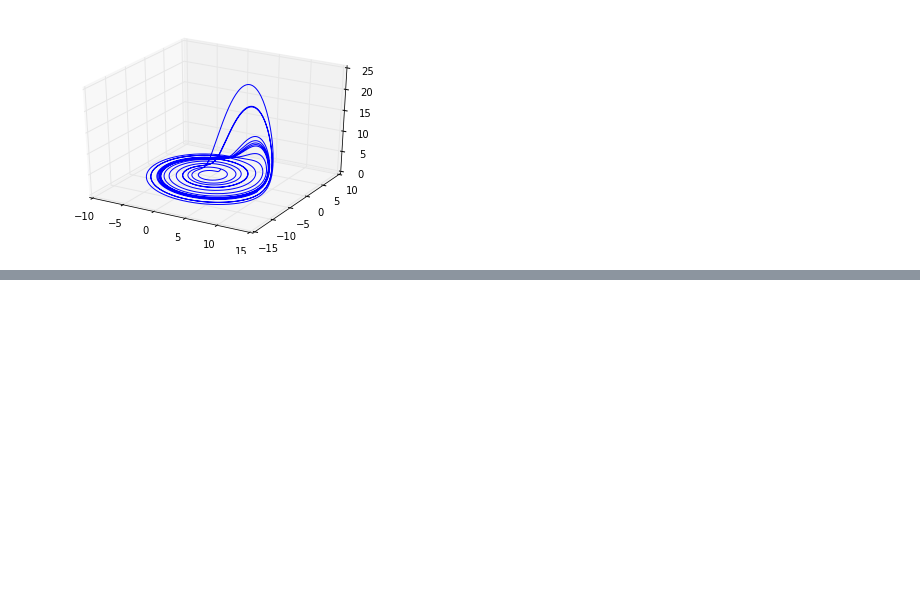
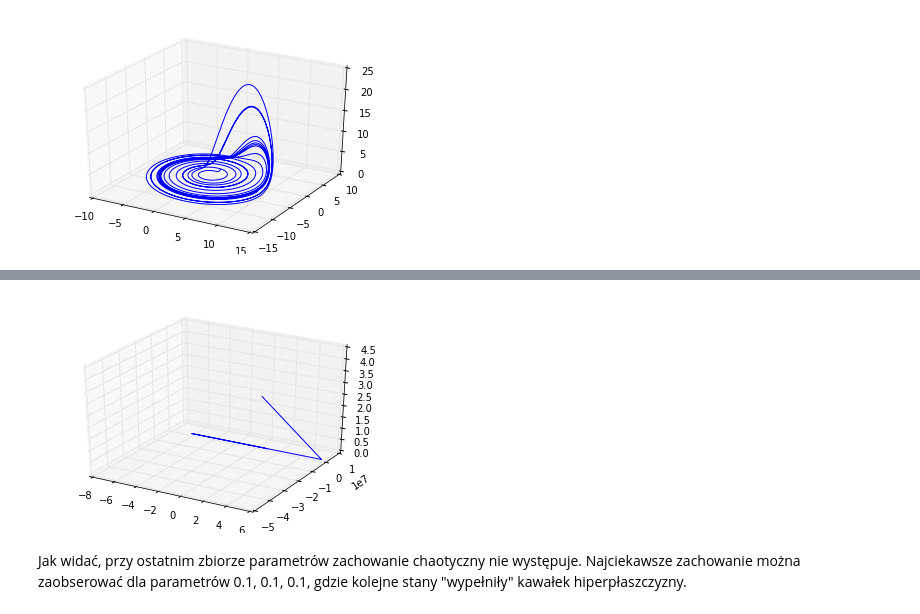
Before and after one commit to ajopek/agh-mownit, a Jupyter notebook: Lab11/Lab11.ipynb, the cells around one changed output, grey strips where cells are left out. Saved outputs shown, nothing was run; the diff lists cells and outputs as text; code cells hidden in the pictures; blank space fills up the shorter version.

```diff
--- a/Lab11/Lab11.ipynb
+++ b/Lab11/Lab11.ipynb
@@ -33,0 +69,13 @@ plt.show()
+# %%
+a = 0.2
+b = 50.0
+c = 5.7
+states = odeint(rossler, init_state, t)
+fig = plt.figure()
+axis = fig.gca(projection='3d')
+axis.plot(states[:,0], states[:,1], states[:,2])
+plt.show()
+# %% [output]
+[figure, added]
+# %% [markdown]
+Jak widać, przy ostatnim zbiorze parametrów zachowanie chaotyczny nie występuje. Najciekawsze zachowanie można zaobserować dla parametrów 0.1, 0.1, 0.1, gdzie kolejne stany "wypełniły" kawałek hiperpłaszczyzny.
```
Also changed, not shown: parts of 4 cells of this notebook.
